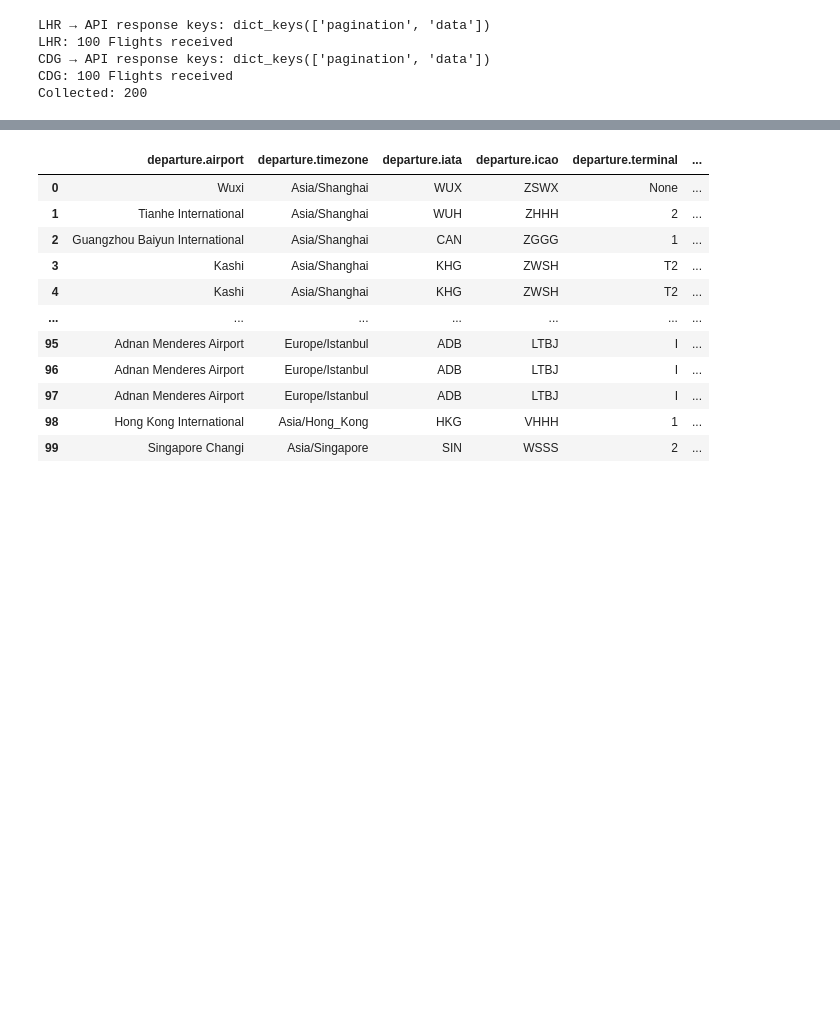
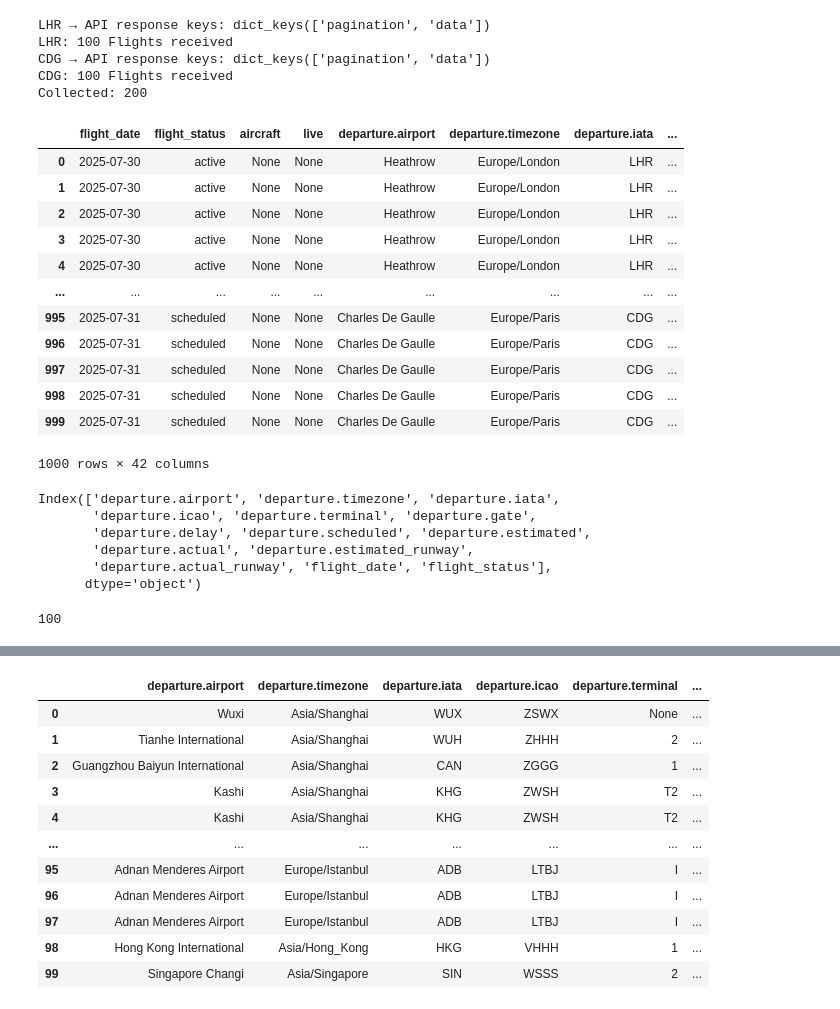
Before and after one commit to fabianparadies/Airtraffic, a Jupyter notebook: api.ipynb, the cells around one changed output, grey strips where cells are left out. Drawn from its saved outputs; the diff is of its cells as text; code cells hidden in the pictures; blank space fills up the shorter version.

```diff
--- a/api.ipynb
+++ b/api.ipynb
@@ -108,5 +108,30 @@ LHR: 100 Flights received
 CDG → API response keys: dict_keys(['pagination', 'data'])
 CDG: 100 Flights received
 Collected: 200
+# %%
+# loading JSON file
+with open("flights.json", "r", encoding="utf-8") as f:
+    all_flights = json.load(f)
+
+# list?
+assert isinstance(all_flights, list)
+# %%
+df_all = pd.json_normalize(all_flights, sep='.')
+# %%
+df_all
+# %% [output]
+|  | flight_date | flight_status | aircraft | live | departure.airport | departure.timezone | departure.iata | ... |
+| 0 | 2025-07-30 | active | None | None | Heathrow | Europe/London | LHR | ... |
+| 1 | 2025-07-30 | active | None | None | Heathrow | Europe/London | LHR | ... |
+| 2 | 2025-07-30 | active | None | None | Heathrow | Europe/London | LHR | ... |
+| 3 | 2025-07-30 | active | None | None | Heathrow | Europe/London | LHR | ... |
+| 4 | 2025-07-30 | active | None | None | Heathrow | Europe/London | LHR | ... |
+| ... | ... | ... | ... | ... | ... | ... | ... | ... |
+| 995 | 2025-07-31 | scheduled | None | None | Charles De Gaulle | Europe/Paris | CDG | ... |
+| 996 | 2025-07-31 | scheduled | None | None | Charles De Gaulle | Europe/Paris | CDG | ... |
+| 997 | 2025-07-31 | scheduled | None | None | Charles De Gaulle | Europe/Paris | CDG | ... |
+| 998 | 2025-07-31 | scheduled | None | None | Charles De Gaulle | Europe/Paris | CDG | ... |
+| 999 | 2025-07-31 | scheduled | None | None | Charles De Gaulle | Europe/Paris | CDG | ... |
+1000 rows × 42 columns
 # %%
 # Main flight data
@@ -113,0 +143,13 @@ df_flights = pd.json_normalize(data_flights)
+# %%
+df_departure.columns
+# %% [output]
+Index(['departure.airport', 'departure.timezone', 'departure.iata',
+       'departure.icao', 'departure.terminal', 'departure.gate',
+       'departure.delay', 'departure.scheduled', 'departure.estimated',
+       'departure.actual', 'departure.estimated_runway',
+       'departure.actual_runway', 'flight_date', 'flight_status'],
+      dtype='object')
+# %%
+len(df_departure["departure.scheduled"].unique())
+# %% [output]
+100
```
Also changed, not shown: parts of 4 cells of this notebook, 4 other files.
